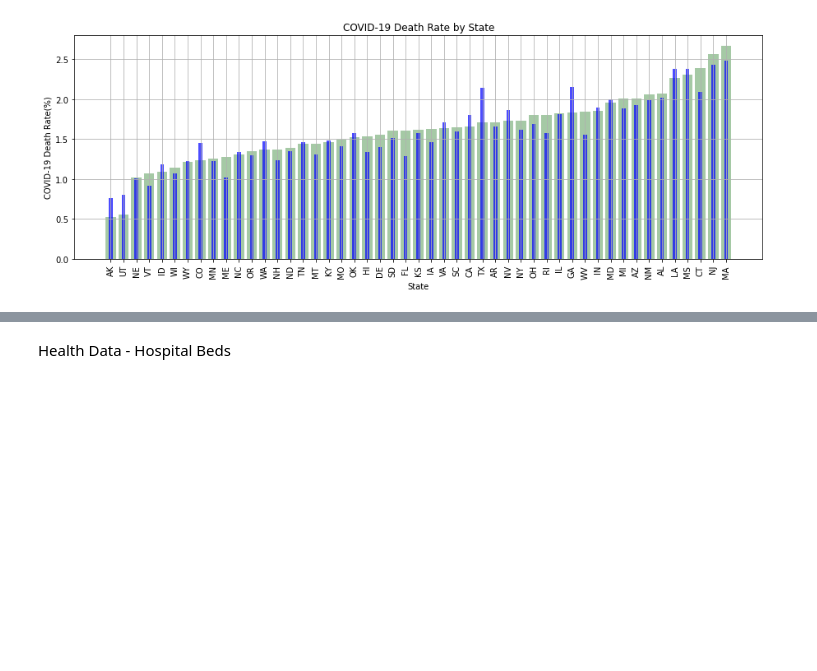
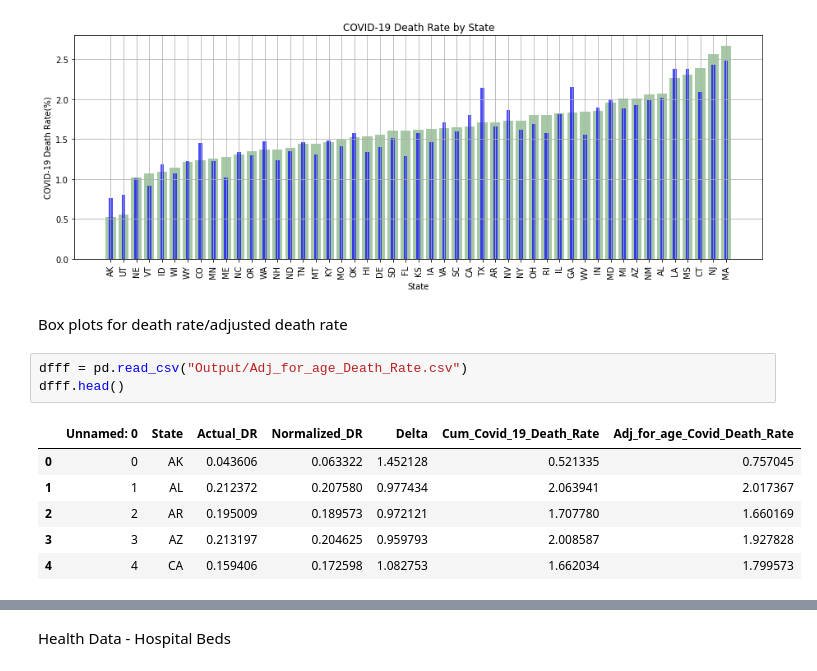
Before and after one commit to jenniecinelli/project_one, a Jupyter notebook: Folder4/Master.ipynb, the cells around one changed output, grey strips where cells are left out. Drawn from its saved outputs; the diff is of its cells as text; blank space fills up the shorter version.

```diff
--- a/Folder4/Master.ipynb
+++ b/Folder4/Master.ipynb
@@ -177,3 +177,15 @@ plt.savefig("Output/death-rate-by-state-adjusted.png")
 plt.show()
 # %% [output]
 [figure]
+# %% [markdown]
+Box plots for death rate/adjusted death rate
+# %%
+dfff = pd.read_csv("Output/Adj_for_age_Death_Rate.csv")
+dfff.head()
+# %% [output]
+|  | Unnamed: 0 | State | Actual_DR | Normalized_DR | Delta | Cum_Covid_19_Death_Rate | Adj_for_age_Covid_Death_Rate |
+| 0 | 0 | AK | 0.043606 | 0.063322 | 1.452128 | 0.521335 | 0.757045 |
+| 1 | 1 | AL | 0.212372 | 0.207580 | 0.977434 | 2.063941 | 2.017367 |
+| 2 | 2 | AR | 0.195009 | 0.189573 | 0.972121 | 1.707780 | 1.660169 |
+| 3 | 3 | AZ | 0.213197 | 0.204625 | 0.959793 | 2.008587 | 1.927828 |
+| 4 | 4 | CA | 0.159406 | 0.172598 | 1.082753 | 1.662034 | 1.799573 |
```
Also changed, not shown: parts of 4 cells of this notebook, 2 other files.
